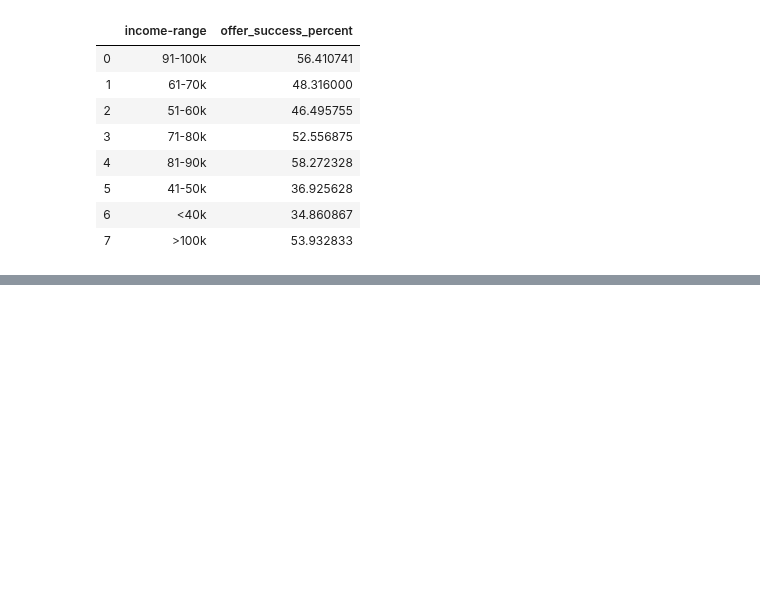
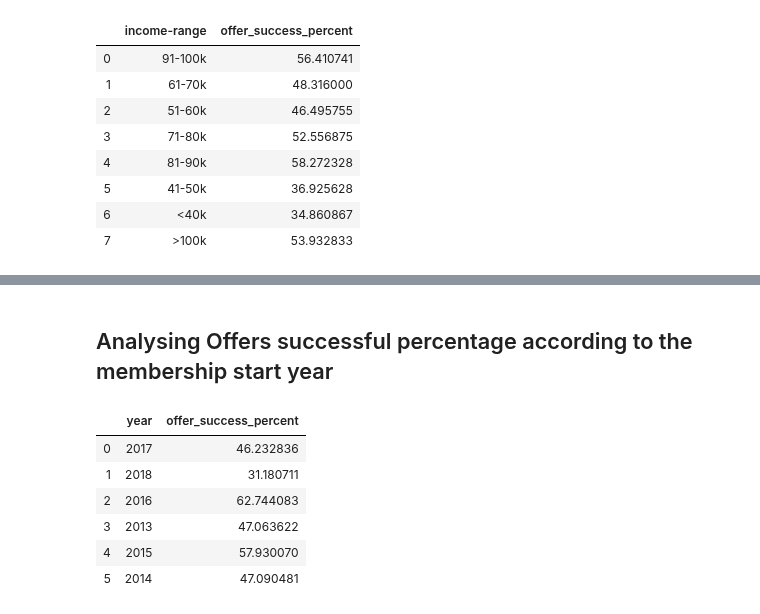
Before and after one commit to amitborkar98/Starbucks-capstone, a Jupyter notebook: Starbucks_Capstone_notebook.ipynb, the cells around one changed output, grey strips where cells are left out. Cells and saved outputs as stored; diff of their text form; code cells hidden in the pictures; blank space fills up the shorter version.

```diff
--- a/Starbucks_Capstone_notebook.ipynb
+++ b/Starbucks_Capstone_notebook.ipynb
@@ -1286,0 +1287,21 @@ plt.ylabel('Successfull %');
+# %% [markdown]
+## Analysing Offers successful percentage according to the membership start year
+# %%
+year_list = []
+offers_success_list = []
+year_range_list = data['became_member_on'].unique()
+for i in year_range_list:
+    year = data[data['became_member_on'] == i]
+    offers_success_list.append(year['offer_successful'].mean() * 100)
+    year_list.append(i)
+d = { 'year': year_list,'offer_success_percent': offers_success_list}
+best_offers_df = pd.DataFrame(data = d)
+best_offers_df
+# %% [output]
+|  | year | offer_success_percent |
+| 0 | 2017 | 46.232836 |
+| 1 | 2018 | 31.180711 |
+| 2 | 2016 | 62.744083 |
+| 3 | 2013 | 47.063622 |
+| 4 | 2015 | 57.930070 |
+| 5 | 2014 | 47.090481 |
```
Also changed, not shown: parts of 2 cells of this notebook.
